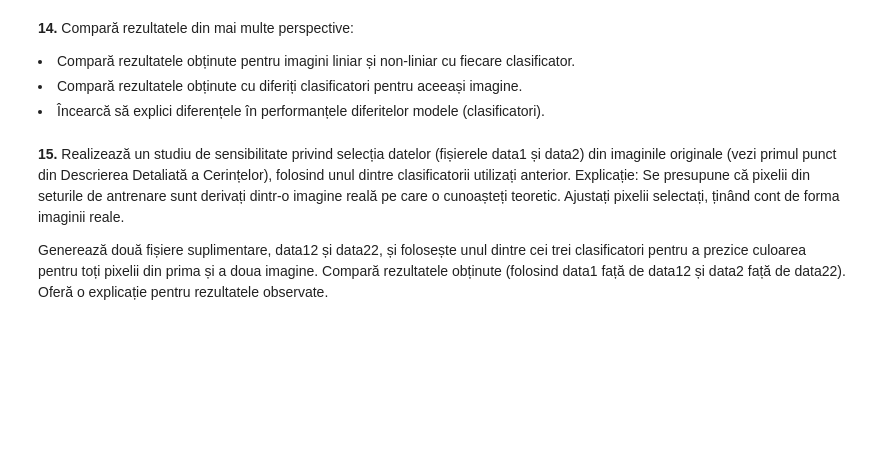
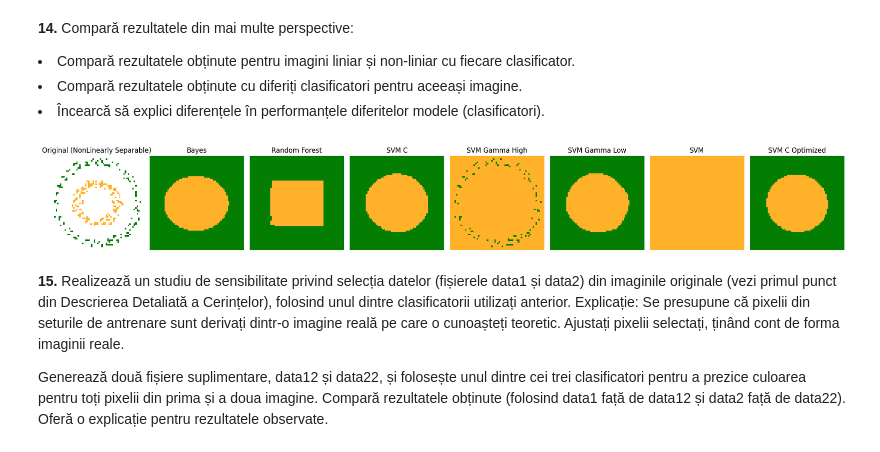
Before and after one commit to Andrei6700/ML-project, a Jupyter notebook: NonLinearly_separable/NonLinearly_separable.ipynb, the cells around one changed output. Drawn from its saved outputs; the diff is of its cells as text; code cells hidden in the pictures; blank space fills up the shorter version.

```diff
--- a/NonLinearly_separable/NonLinearly_separable.ipynb
+++ b/NonLinearly_separable/NonLinearly_separable.ipynb
@@ -668,3 +774,48 @@ Recall pentru SVM cu gamma=0.01: 0.09090909090909091
+# %%
+#! DOCS: CHATGPT
+
+import matplotlib.pyplot as plt
+from PIL import Image
+
+# Numele imaginilor și titlurile lor
+image_filenames = [
+    "Non_Linearly_separable.png",
+    "bayes_Non_Linearly_separable.png",
+    "RandomForest_Non_Linearly_separable.png",
+    "SVM_C_Non_Linearly_separable.png",
+    "SVM_GammaHigh_Non_Linearly_separable.png",
+    "SVM_GammaLow_Non_Linearly_separable.png",
+    "SVM_Non_Linearly_separable.png",
+    "SVM_C_optimize_Non_Linearly_separabled.png"
+]
+
+titles = [
+    "Original (NonLinearly Separable)",
+    "Bayes",
+    "Random Forest",
+    "SVM C",
+    "SVM Gamma High",
+    "SVM Gamma Low",
+    "SVM",
+    "SVM C Optimized"
+]
+
+# Setează dimensiunea figurii și numărul de subploturi
+plt.figure(figsize=(20, 10))  # Ajustează dimensiunea figurii în funcție de numărul de imagini
+
+# Încarcă și afișează fiecare imagine într-un subplot
+for i, (filename, title) in enumerate(zip(image_filenames, titles)):
+    image = Image.open(filename)
+    plt.subplot(1, len(image_filenames), i + 1)  # Creează un subplot pentru fiecare imagine
+    plt.imshow(image)
+    plt.title(title)
+    plt.axis("off")  # Ascunde axele pentru a pune mai bine în valoare imaginile
+
+# Afișează toate imaginile în linie
+plt.tight_layout()
+plt.show()
+# %% [output]
+[figure, added]
 # %% [markdown]
 <strong>15.</strong> Realizează un studiu de sensibilitate privind selecția datelor (fișierele data1 și data2) din imaginile originale (vezi primul punct din Descrierea Detaliată a Cerințelor), folosind unul dintre clasificatorii utilizați anterior. Explicație: Se presupune că pixelii din seturile de antrenare sunt derivați dintr-o imagine reală pe care o cunoașteți teoretic. Ajustați pixelii selectați, ținând cont de forma imaginii reale.
 
```
Also changed, not shown: parts of 18 cells of this notebook, 15 other files.
